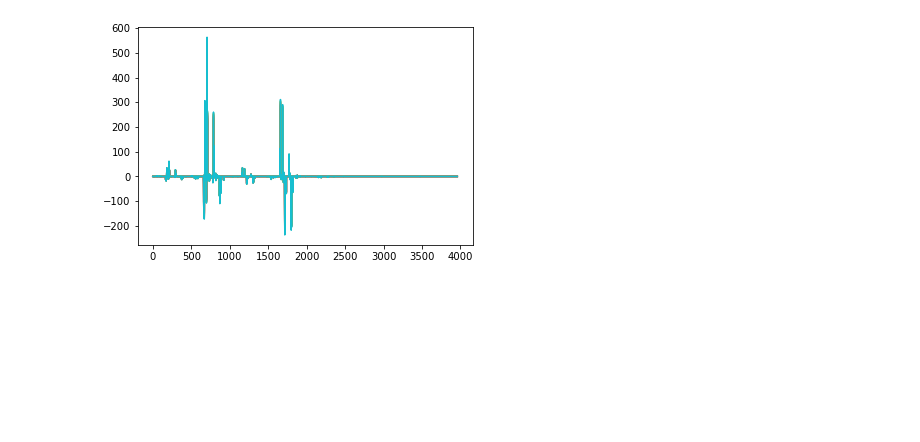
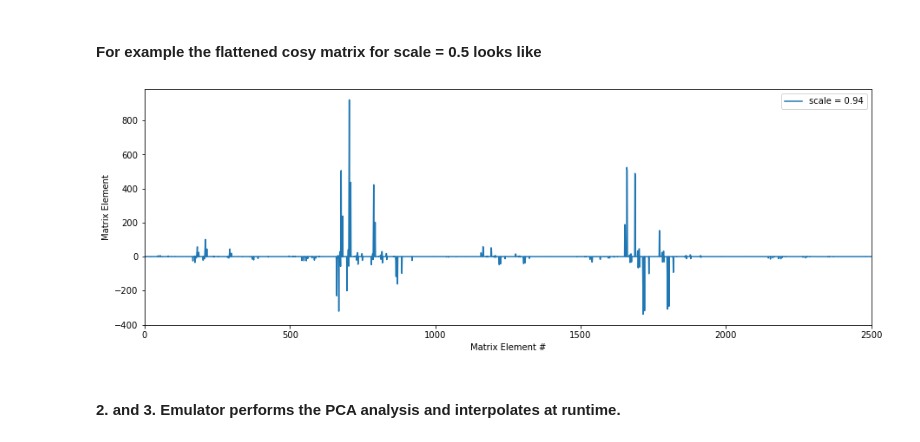
Before and after one commit to diogenes1991/RBMSecar, a Jupyter notebook: Emulator/RBM.ipynb, the cells around one changed output. Cells and saved outputs as stored; diff of their text form; code cells hidden in the pictures; blank space fills up the shorter version.

```diff
--- a/Emulator/RBM.ipynb
+++ b/Emulator/RBM.ipynb
@@ -15,5 +53,18 @@ from StaticSECARMagnet import StaticSECARMagnet
 # %%
-# Get the list of all files and directories
 path = "MagnetData/Magnet_1_v2"
 dir_list = os.listdir(path)
 scales = [ float(name) for name in dir_list ]
+
+''' Load all the files in the directory '''
+big_matrix = []
+cosyIO = CosyIO()
+for i in range(len(dir_list)):
+    ''' Read all the matrices '''
+    cosyIO.read(os.path.join(path,dir_list[i]))
+    ''' Flatten the matrix and store it '''
+    big_row = []
+    for mat in cosyIO.matrices:
+        for row in mat:
+            big_row.append(row)
+    big_matrix.append(big_row)
+big_matrix = np.array(big_matrix)
@@ -33,6 +71,15 @@ big_matrix = np.array(big_matrix)
+# %% [markdown]
+<h4> For example the flattened cosy matrix for scale = 0.5 looks like </h4>
 # %%
-for i in range(10):
-    plt.plot(big_matrix[i])
+index = 44
+
+plt.rcParams['figure.figsize'] = [15, 5]
+
+plt.plot(big_matrix[index],label="scale = "+str(dir_list[index]))
+plt.xlabel("Matrix Element #")
+plt.ylabel("Matrix Element")
+plt.xlim((-1,2500))
+plt.legend()
 plt.show()
 # %% [output]
-[figure, old version]
+[figure, new version]
@@ -42,3 +86,5 @@ def error(emulated,real):
+# %% [markdown]
+<h4> 2. and 3. Emulator performs the PCA analysis and interpolates at runtime. </h4>
 # %%
 ''' Test one emulator instance '''
 from math import *
```
Also changed, not shown: parts of 24 cells of this notebook, 1 other file.
